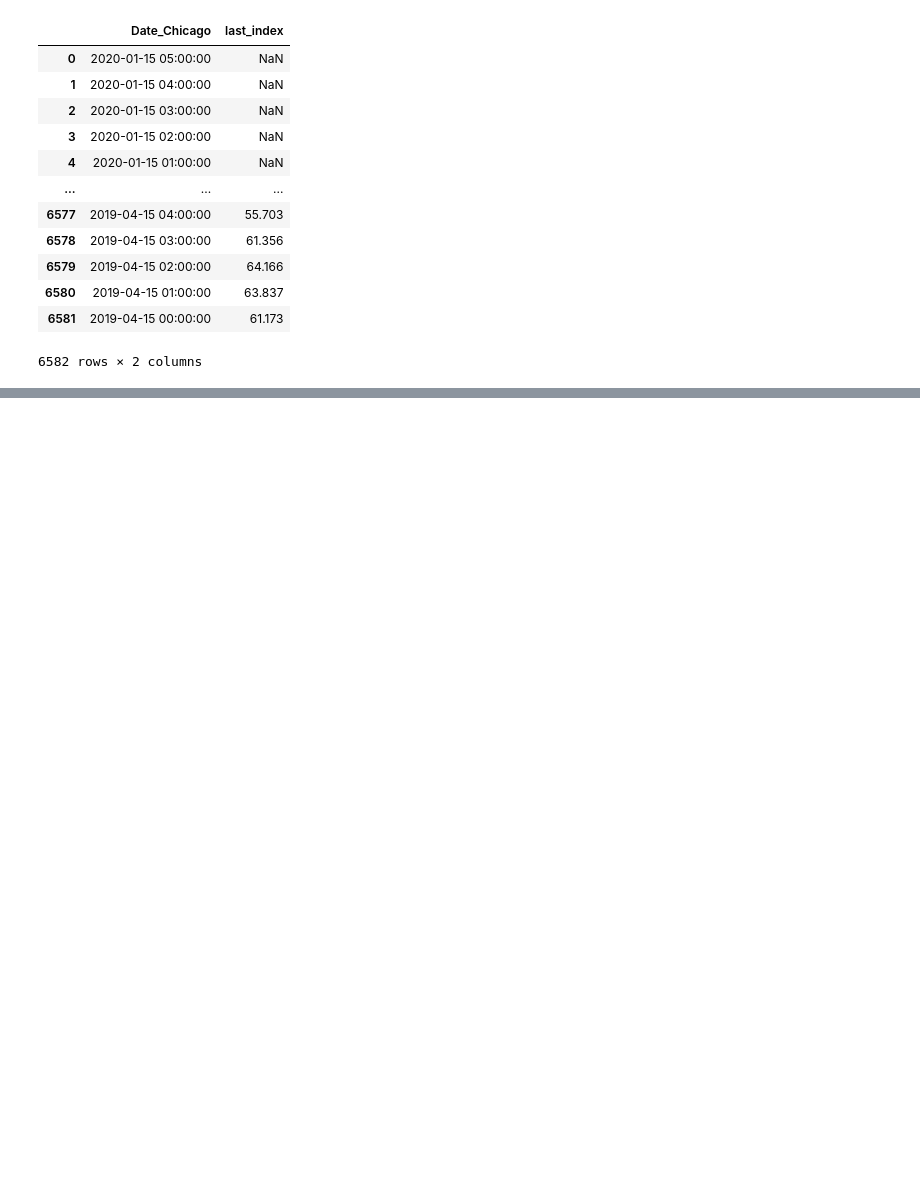
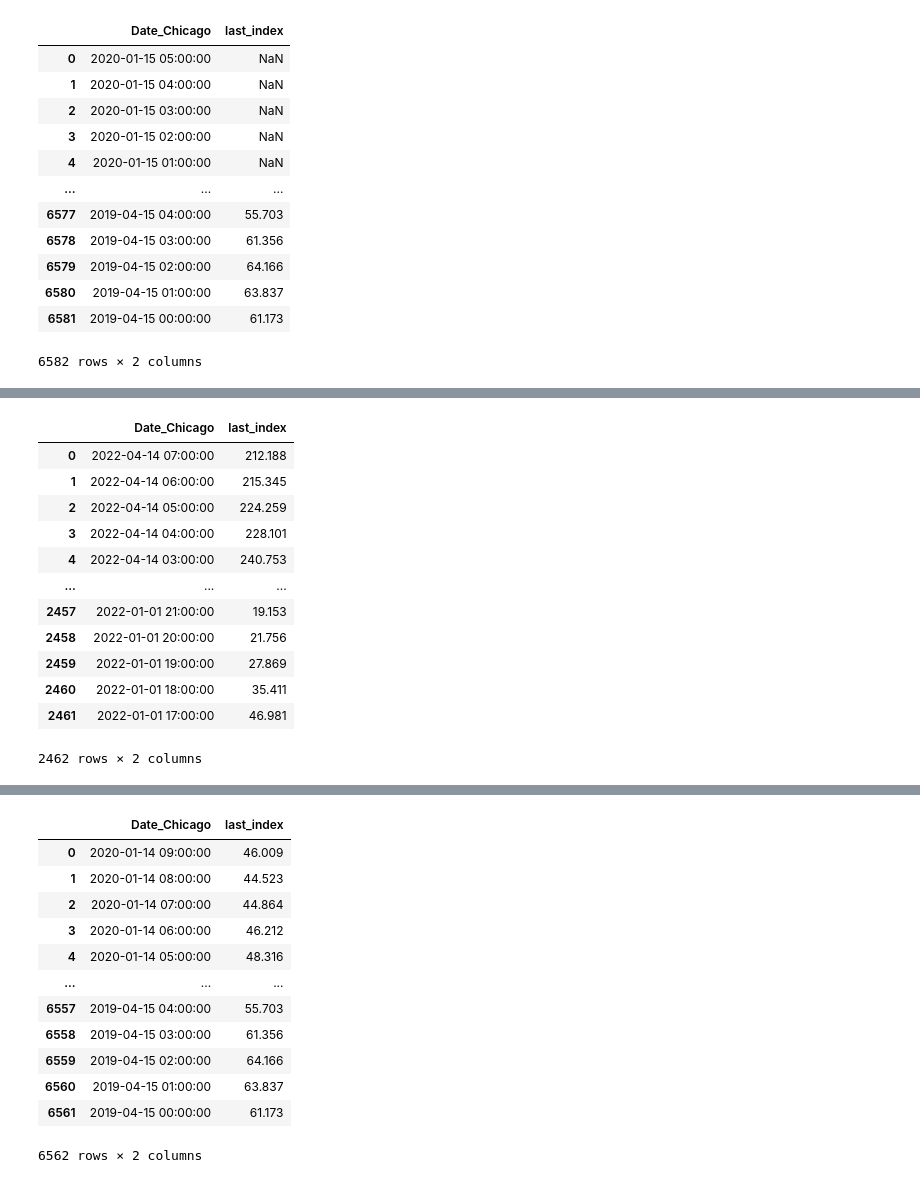
Before and after one commit to dodofit/fil_rouge, a Jupyter notebook: examples/datasets/data_fournisseur.ipynb, the cells around one changed output, grey strips where cells are left out. Cells and saved outputs as stored; diff of their text form; code cells hidden in the pictures; blank space fills up the shorter version.

```diff
--- a/examples/datasets/data_fournisseur.ipynb
+++ b/examples/datasets/data_fournisseur.ipynb
@@ -4,7 +4,7 @@ from epftoolbox.data import read_data
 # %%
 xls = pd.ExcelFile('FR_vendor.xlsx')
 
-df1 = pd.read_excel(xls, '2019')
+df1_bis = pd.read_excel(xls, '2019')
 df2 = pd.read_excel(xls, '2020')
 df3 = pd.read_excel(xls, '2021')
 df4 = pd.read_excel(xls, '2022')
@@ -26,0 +11,3 @@ display(df1)
+# %%
+df1 = df1_bis
+display(df1)
@@ -240,0 +209,41 @@ KeyError: '1.0.364'
+# %%
+def data_fournisseur(data):
+    data.drop(index=data.index[:4],inplace=True)
+    data_date = data.iloc[:, 0]
+    date = data_date.tolist()
+    data_date = pd.DataFrame(date[1:], columns=['Date_Chicago'])
+
+    pred = data.apply(pd.Series.last_valid_index, axis=1)
+    col = pred.index.tolist()
+    colonne = col[1:]
+
+    val = []
+    for l in colonne:
+        val.append(data.loc[l, pred[l]])
+    df_val = pd.DataFrame(val, columns=['last_index'])
+    df_val = df_val.apply(pd.to_numeric, errors='coerce')
+
+    frames = [data_date, df_val]
+    result = pd.concat(frames, axis=1)
+    return result
+
+prix_2022 = data_fournisseur(df4)
+display(prix_2022)
+prix_2021 = data_fournisseur(df3)
+print(prix_2021)
+prix_2019 = data_fournisseur(df1_bis)
+display(prix_2019)
+# %% [output]
+|  | Date_Chicago | last_index |
+| 0 | 2022-04-14 07:00:00 | 212.188 |
+| 1 | 2022-04-14 06:00:00 | 215.345 |
+| 2 | 2022-04-14 05:00:00 | 224.259 |
+| 3 | 2022-04-14 04:00:00 | 228.101 |
+| 4 | 2022-04-14 03:00:00 | 240.753 |
+| ... | ... | ... |
+| 2457 | 2022-01-01 21:00:00 | 19.153 |
+| 2458 | 2022-01-01 20:00:00 | 21.756 |
+| 2459 | 2022-01-01 19:00:00 | 27.869 |
+| 2460 | 2022-01-01 18:00:00 | 35.411 |
+| 2461 | 2022-01-01 17:00:00 | 46.981 |
+2462 rows × 2 columns
@@ -240,0 +264,13 @@ KeyError: '1.0.364'
+|  | Date_Chicago | last_index |
+| 0 | 2020-01-14 09:00:00 | 46.009 |
+| 1 | 2020-01-14 08:00:00 | 44.523 |
+| 2 | 2020-01-14 07:00:00 | 44.864 |
+| 3 | 2020-01-14 06:00:00 | 46.212 |
+| 4 | 2020-01-14 05:00:00 | 48.316 |
+| ... | ... | ... |
+| 6557 | 2019-04-15 04:00:00 | 55.703 |
+| 6558 | 2019-04-15 03:00:00 | 61.356 |
+| 6559 | 2019-04-15 02:00:00 | 64.166 |
+| 6560 | 2019-04-15 01:00:00 | 63.837 |
+| 6561 | 2019-04-15 00:00:00 | 61.173 |
+6562 rows × 2 columns
```
Also changed, not shown: parts of 5 cells of this notebook.
